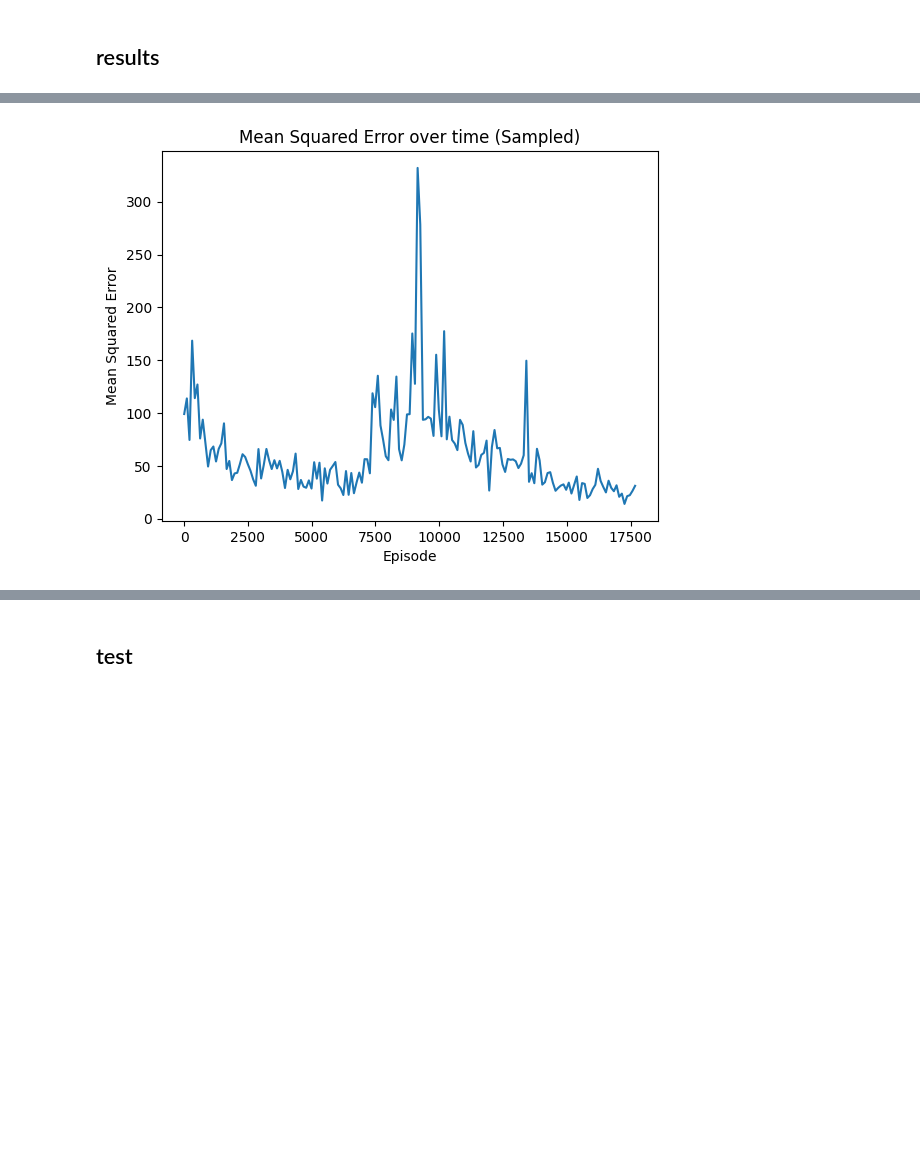
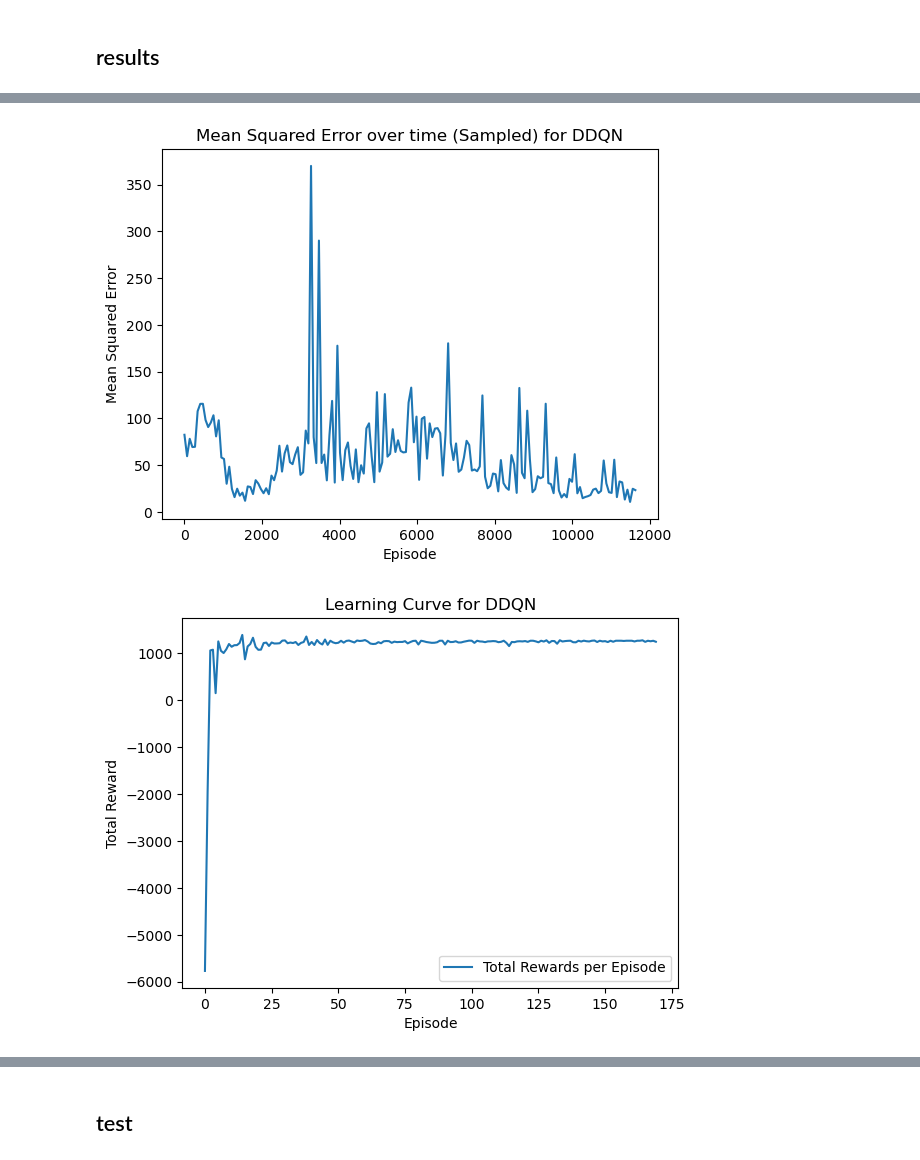
Before and after one commit to driessenslucas/researchproject, a Jupyter notebook: training/ResearchProject_v2 copy.ipynb, the cells around one changed output, grey strips where cells are left out. Saved outputs shown, nothing was run; the diff lists cells and outputs as text; code cells hidden in the pictures; blank space fills up the shorter version.

```diff
--- a/training/ResearchProject_v2 copy.ipynb
+++ b/training/ResearchProject_v2 copy.ipynb
@@ -582,7 +683,21 @@ sampled_episodes = list(range(0, EPISODE_AMOUNT, step))[:len(sampled_mse_history
 plt.plot(sampled_episodes, sampled_mse_history)
 plt.xlabel('Episode')
 plt.ylabel('Mean Squared Error')
-plt.title('Mean Squared Error over time (Sampled)')
+plt.title("Mean Squared Error over time (Sampled) for DDQN")
 plt.show()
 # %% [output]
-[figure, old version]
+[figure, new version]
+# %%
+import matplotlib.pyplot as plt
+
+episodes = list(
+    range(len(reward_history))
+)  # Assuming total_rewards contains the total reward per episode
+plt.plot(episodes, reward_history, label="Total Rewards per Episode")
+plt.xlabel("Episode")
+plt.ylabel("Total Reward")
+plt.title("Learning Curve for DDQN")
+plt.legend()
+plt.show()
+# %% [output]
+[figure, added]
```
Also changed, not shown: parts of 24 cells of this notebook, 7 other files.
